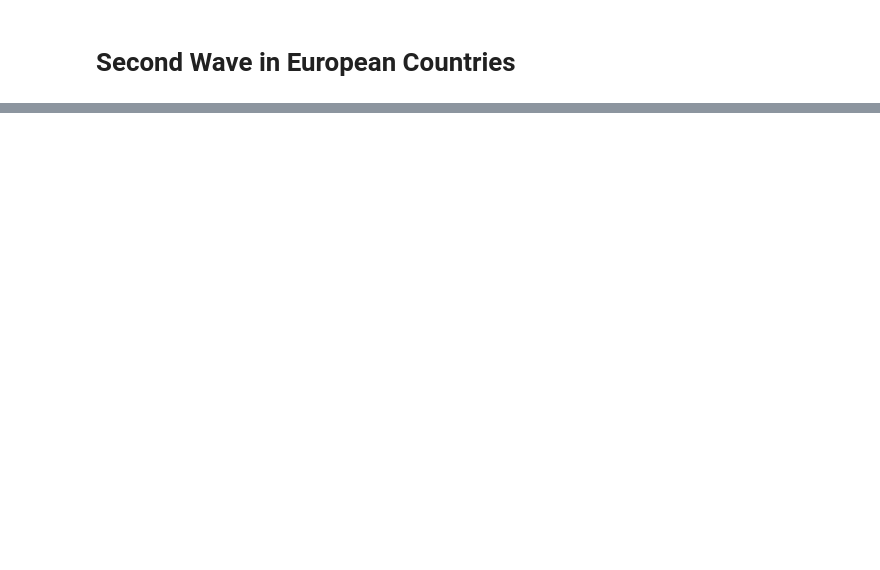
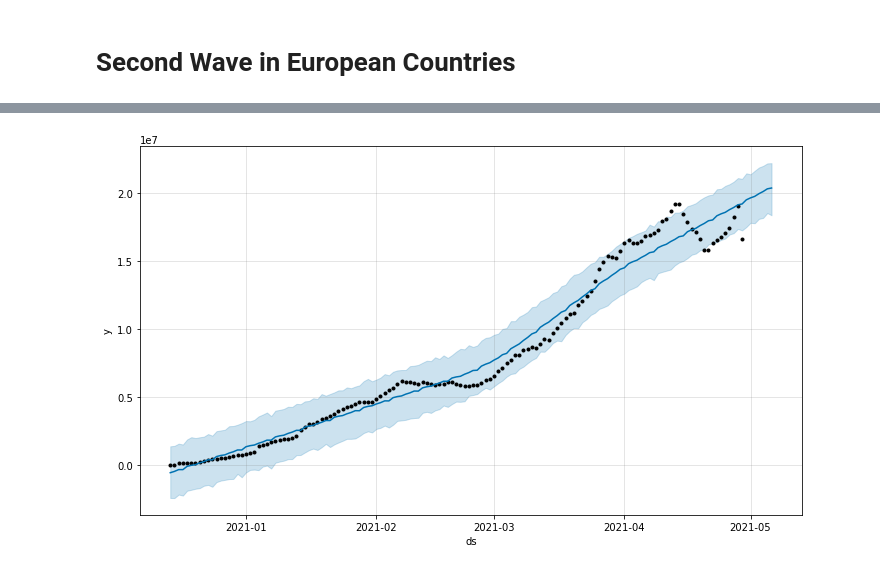
Before and after one commit to maitri2905/COVID_VACCINATIONS, a Jupyter notebook: Term_Project.ipynb, the cells around one changed output, grey strips where cells are left out. Cells and saved outputs as stored; diff of their text form; code cells hidden in the pictures; blank space fills up the shorter version.

```diff
--- a/Term_Project.ipynb
+++ b/Term_Project.ipynb
@@ -322,0 +332,7 @@ NameError: ignored
+# %%
+daily = vaccine.groupby('date').sum()['daily_vaccinations'].reset_index()
+total = vaccine.groupby('date').sum()['total_vaccinations'].reset_index()
+fully = vaccine.groupby('date').sum()['people_fully_vaccinated'].reset_index()
+# %%
+daily.columns = ['ds', 'y']
+daily['ds']= pd.to_datetime(daily['ds'])
@@ -322,0 +350,5 @@ NameError: ignored
+# %%
+m = Prophet(interval_width=0.95)
+m.fit(daily)
+future = m.make_future_dataframe(periods=7)
+future.tail()
@@ -322,0 +366,3 @@ NameError: ignored
+# %%
+forecast = m.predict(future)
+forecast[['ds','yhat','yhat_lower','yhat_upper']].tail()
@@ -322,0 +376,4 @@ NameError: ignored
+# %%
+daily_forecast_plot = m.plot(forecast)
+# %% [output]
+[figure, added]
```
Also changed, not shown: parts of 29 cells of this notebook.
